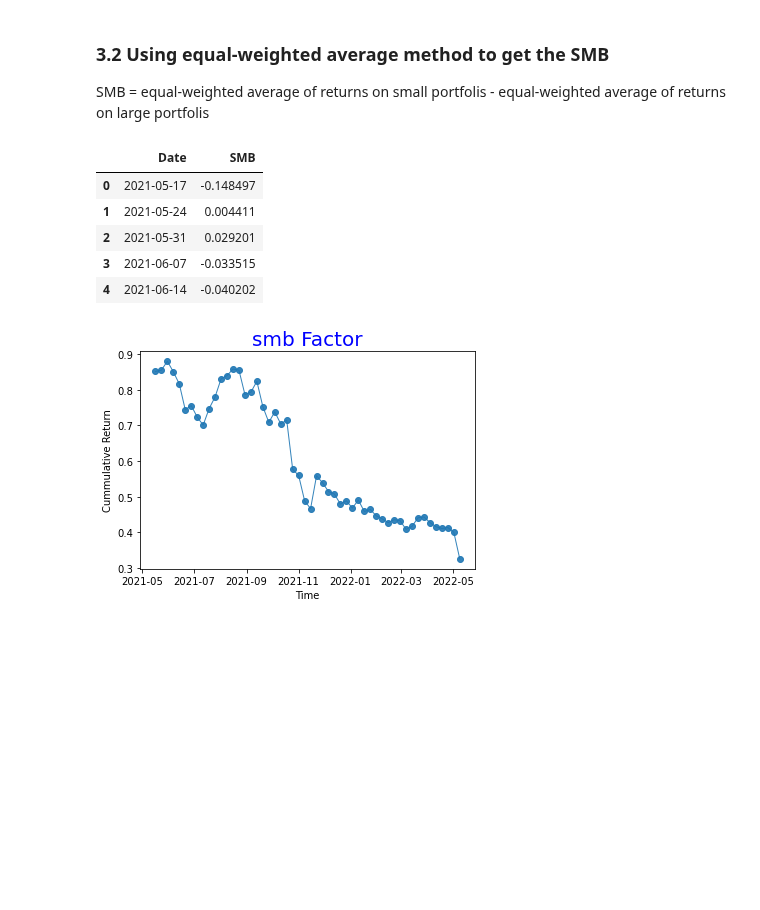
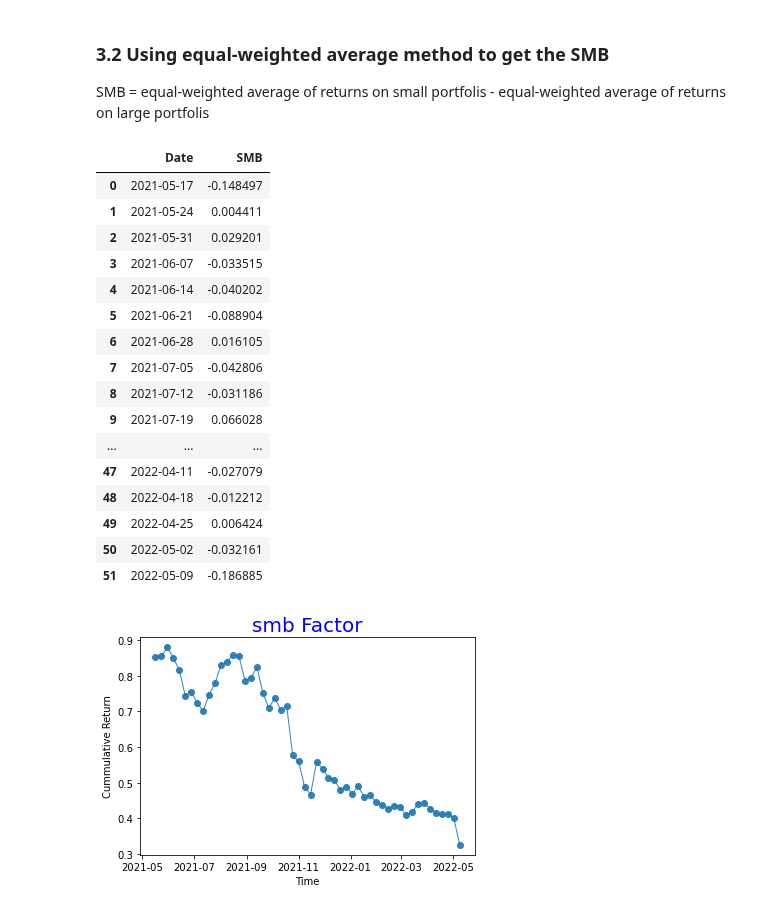
Before and after one commit to PracticumCrypto/C5-Analyzer, a Jupyter notebook: Deliver_version.ipynb, the cells around one changed output. Drawn from its saved outputs; the diff is of its cells as text; code cells hidden in the pictures; blank space fills up the shorter version.

```diff
--- a/Deliver_version.ipynb
+++ b/Deliver_version.ipynb
@@ -337,11 +339,11 @@ plt.show()
 Using equal weighted method to calucated the returns for the small protfolios and large portfolios. The difference is the SMB factor.
 # %%
 largeCap = largeCapSample.groupby(['Date']).apply(lambda
-                                                x: x.nlargest(round(0.2*len(x)),
+                                                x: x.nlargest(math.ceil(0.2*len(x)),
                                                               ['MarketCap'])).reset_index(drop=True)
 
 smallCap = largeCapSample.groupby(['Date']).apply(lambda
-                                                x: x.nsmallest(round(0.2*len(x)),
+                                                x: x.nsmallest(math.ceil(0.2*len(x)),
                                                               ['MarketCap'])).reset_index(drop=True)
 largeCap.head()
 # %% [output]
@@ -360,14 +362,25 @@ smallport = smallCap.groupby('Date')['Return'].mean().reset_index(name='SmallPor
 smallport['SMB'] = smallport['SmallPortReturn'] - largeport['LargePortReturn']
 SMB_f = smallport[['Date','SMB']]
 # %%
-SMB_f.head()
+SMB_f
 # %% [output]
 |  | Date | SMB |
 | 0 | 2021-05-17 | -0.148497 |
 | 1 | 2021-05-24 | 0.004411 |
 | 2 | 2021-05-31 | 0.029201 |
 | 3 | 2021-06-07 | -0.033515 |
 | 4 | 2021-06-14 | -0.040202 |
+| 5 | 2021-06-21 | -0.088904 |
+| 6 | 2021-06-28 | 0.016105 |
+| 7 | 2021-07-05 | -0.042806 |
+| 8 | 2021-07-12 | -0.031186 |
+| 9 | 2021-07-19 | 0.066028 |
+| ... | ... | ... |
+| 47 | 2022-04-11 | -0.027079 |
+| 48 | 2022-04-18 | -0.012212 |
+| 49 | 2022-04-25 | 0.006424 |
+| 50 | 2022-05-02 | -0.032161 |
+| 51 | 2022-05-09 | -0.186885 |
 # %%
 from matplotlib.pyplot import figure
 import matplotlib.pyplot as plt
```
Also changed, not shown: parts of 8 cells of this notebook.
